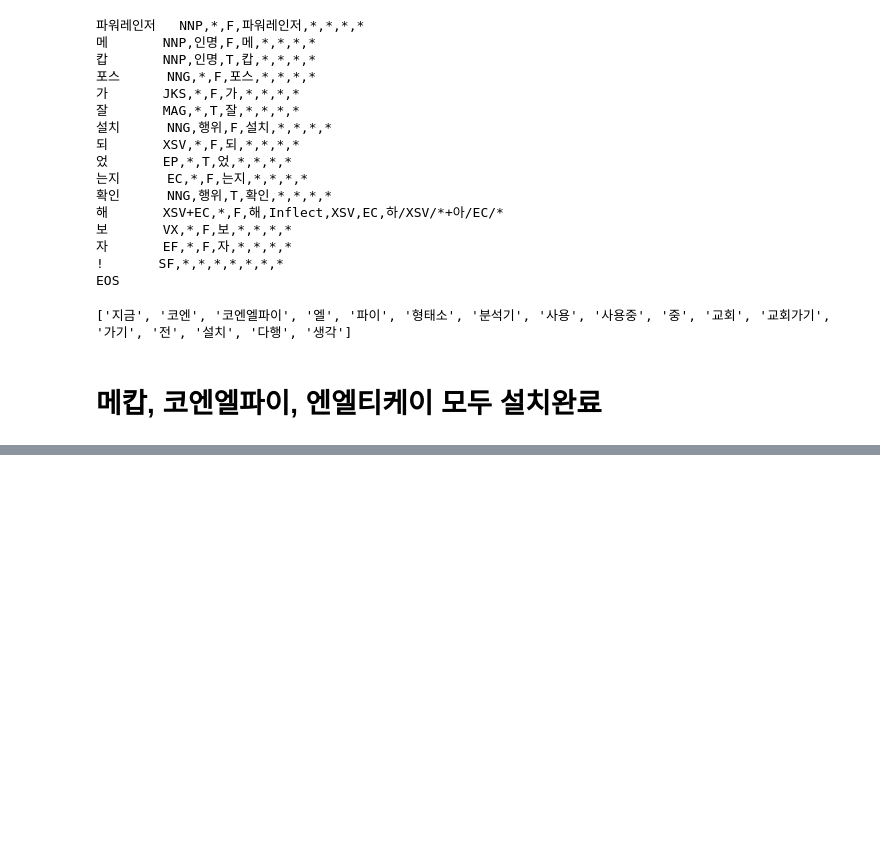
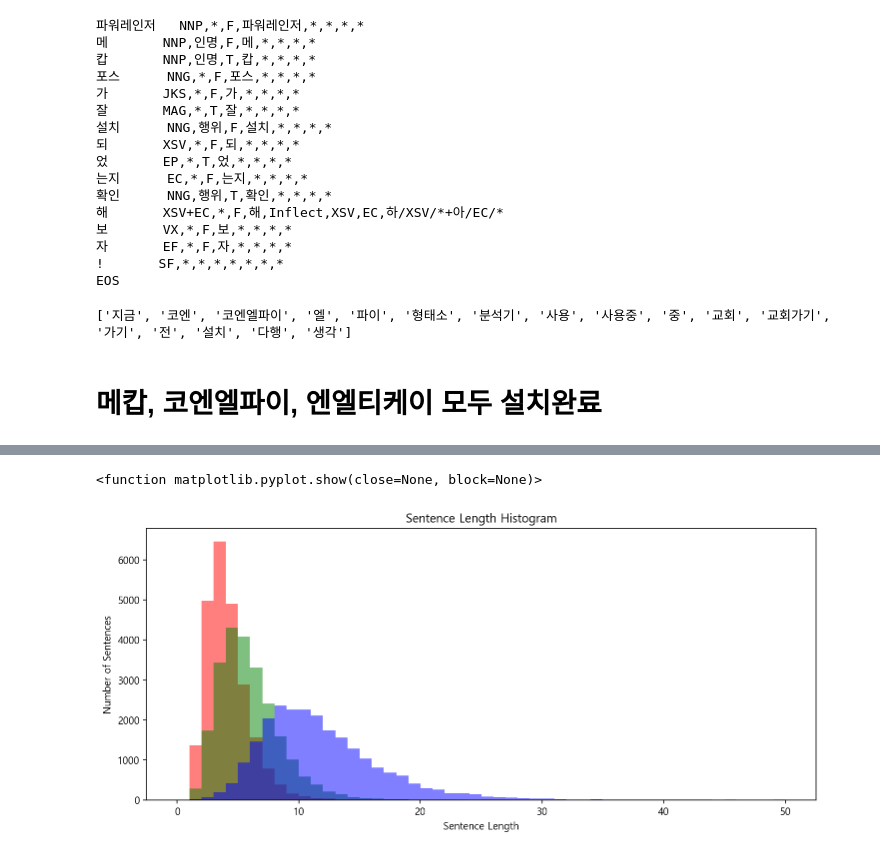
Before and after one commit to gyuholee94/chatbot, a Jupyter notebook: test.ipynb, the cells around one changed output, grey strips where cells are left out. Saved outputs shown, nothing was run; the diff lists cells and outputs as text; code cells hidden in the pictures; blank space fills up the shorter version.

```diff
--- a/test.ipynb
+++ b/test.ipynb
@@ -33,0 +56,3 @@ import nltk
+# %%
+data = pd.read_csv('./data/ChatbotData .csv', encoding='utf-8')
+data.head()
@@ -33,0 +66,3 @@ import nltk
+# %%
+sentences = list(data.Q) + list(data.A)
+sentences
@@ -33,0 +87,23 @@ import nltk
+# %%
+tokenized_sentences = [s.split() for s in sentences]
+sent_len_by_token = [len(t) for t in tokenized_sentences]
+sent_len_by_eumjeol = [len(s.replace(' ', '')) for s in sentences]
+
+from konlpy.tag import Twitter, Okt# 책이랑 다른 점. Okt가 트위터만 가져와서는 작동을 안한다.
+
+okt = Okt()
+
+morph_tokenized_sentences = [okt.morphs(s.replace(' ','')) for s in sentences]
+sent_len_by_morph = [len(t) for t in morph_tokenized_sentences]
+# %%
+plt.figure(figsize=(12, 5))
+plt.hist(sent_len_by_token, bins=50, range=[0,50], alpha=0.5, color='r',label='eojeol')
+plt.hist(sent_len_by_morph, bins=50, range=[0,50], alpha=0.5, color='g',label='morph')
+plt.hist(sent_len_by_eumjeol, bins=50, range=[0,50], alpha=0.5, color='b',label='eumjeol')
+plt.title('Sentence Length Histogram')
+plt.xlabel('Sentence Length')
+plt.ylabel('Number of Sentences')
+plt.show
+# %% [output]
+<function matplotlib.pyplot.show(close=None, block=None)>
+[figure, added]
```
Also changed, not shown: parts of 5 cells of this notebook, 1 other file.
